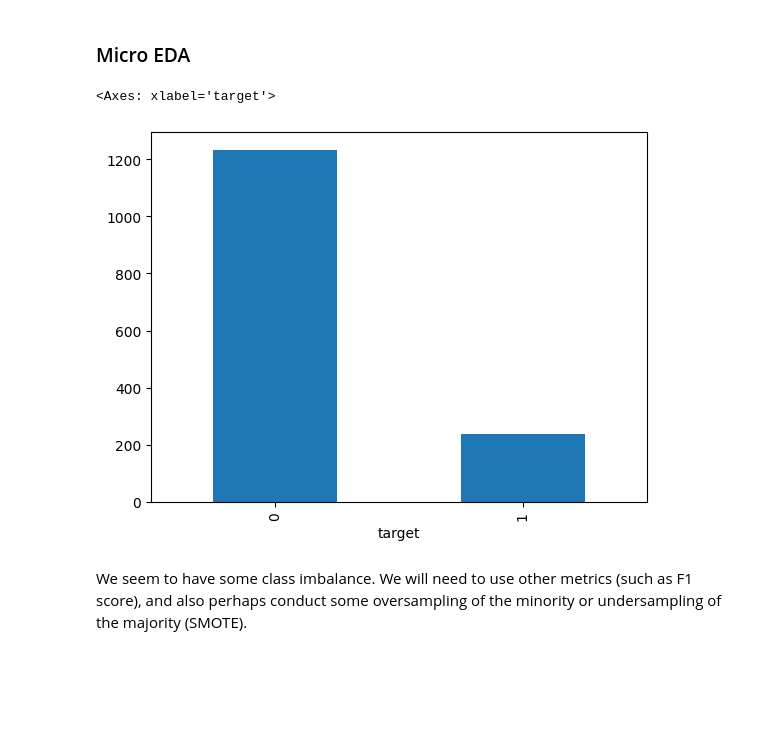
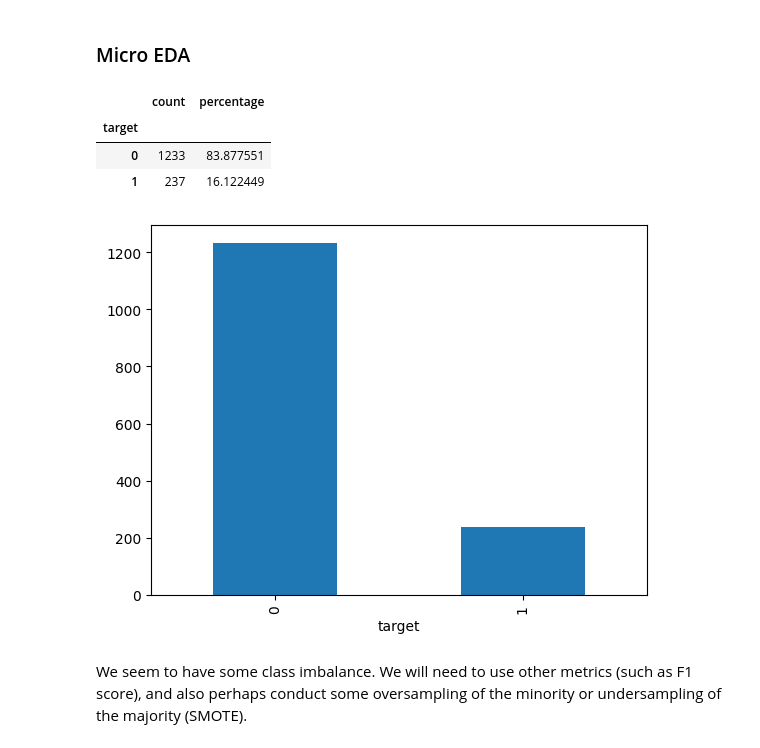
Before and after one commit to vorrjjard-2/bi_finalproj, a Jupyter notebook: part-2/main.ipynb, the cells around one changed output. Drawn from its saved outputs; the diff is of its cells as text; code cells hidden in the pictures; blank space fills up the shorter version.

```diff
--- a/part-2/main.ipynb
+++ b/part-2/main.ipynb
@@ -103,9 +103,17 @@ Shape after encoding: (1470, 45)
 # %%
 # 5.1 - target exploration
 
 df['target'].value_counts().plot(kind='bar')
+
+counts = df['target'].value_counts()
+percentages = df['target'].value_counts(normalize=True) * 100
+
+pd.DataFrame({'count': counts, 'percentage': percentages})
 # %% [output]
-<Axes: xlabel='target'>
+|  | count | percentage |
+| target |  |  |
+| 0 | 1233 | 83.877551 |
+| 1 | 237 | 16.122449 |
 [figure]
 # %% [markdown]
 We seem to have some class imbalance. We will need to use other metrics (such as F1 score), and also perhaps conduct some oversampling of the minority or undersampling of the majority (SMOTE).
```
Also changed, not shown: parts of 4 cells of this notebook, 4 other files.
